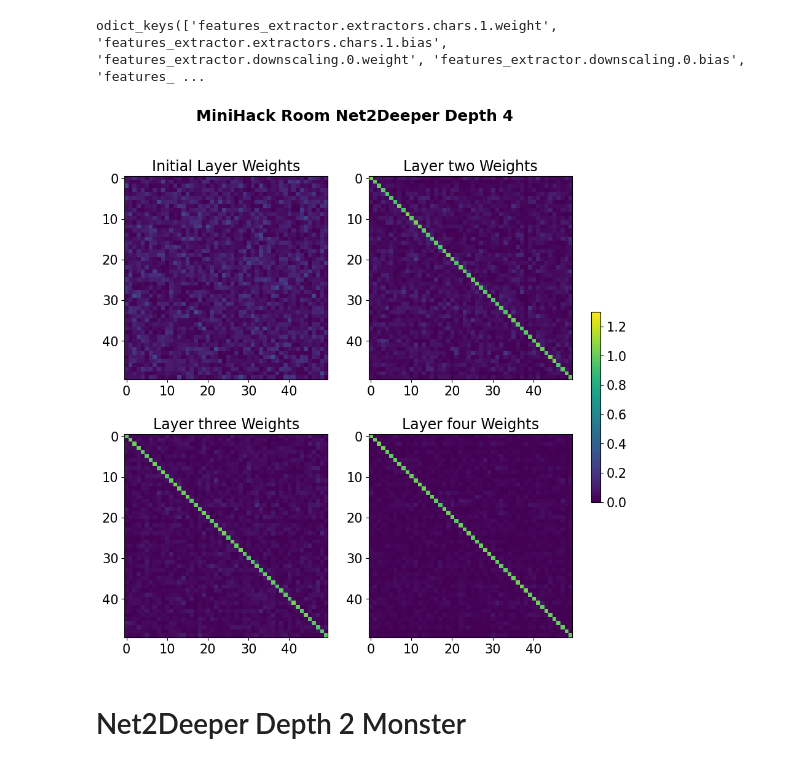
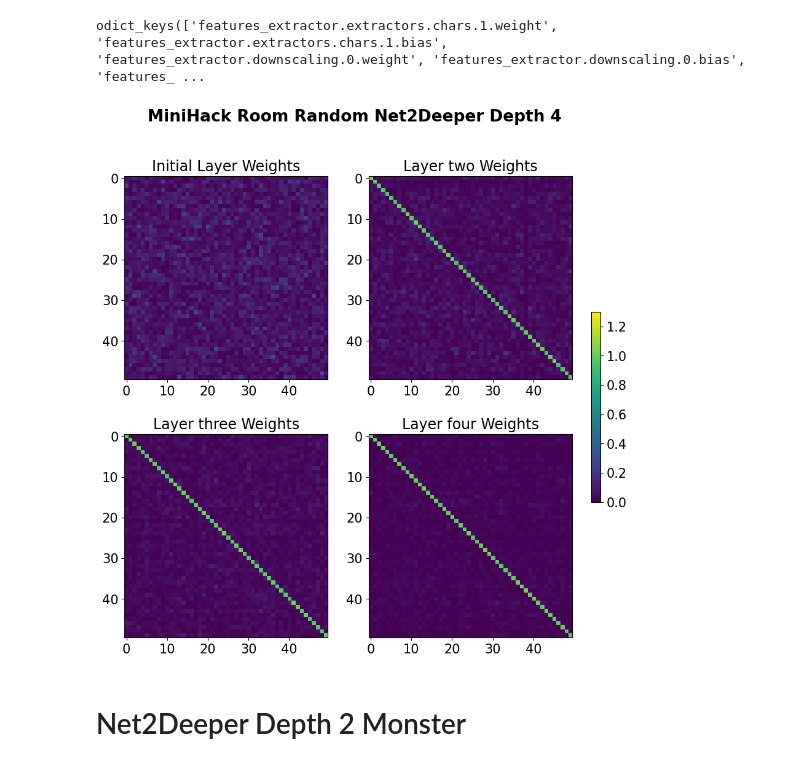
Before and after one commit to automl/GrowNN, a Jupyter notebook: plotting/network_weights/minihack/net2deeper/visualize.ipynb, the cells around one changed output. Drawn from its saved outputs; the diff is of its cells as text; code cells hidden in the pictures.

```diff
--- a/plotting/network_weights/minihack/net2deeper/visualize.ipynb
+++ b/plotting/network_weights/minihack/net2deeper/visualize.ipynb
@@ -78,23 +78,23 @@ fourth_layer_weights = fourth_layer_weights[:50, :50]
 # %%
 fig, axs = plt.subplots(2, 2, figsize=(10, 10))
 # First layer weights
 axs[0, 0].imshow(first_layer_weights, cmap='viridis', vmin=0, vmax=1.3)
 axs[0, 0].set_title('Initial Layer Weights', fontsize=17)
 # Second layer weights
 axs[0, 1].imshow(second_layer_weights, cmap='viridis', vmin=0, vmax=1.3)
 axs[0, 1].set_title('Layer two Weights', fontsize=17)
 # Third layer weights
 axs[1, 0].imshow(third_layer_weights, cmap='viridis', vmin=0, vmax=1.3)
 axs[1, 0].set_title('Layer three Weights', fontsize=17)
 # Fourth layer weights
 im4 = axs[1, 1].imshow(fourth_layer_weights, cmap='viridis', vmin=0, vmax=1.3)
 axs[1, 1].set_title('Layer four Weights', fontsize=17)
 # Add colorbar for axs[2]
 fig.colorbar(im4, ax=axs, orientation='vertical', fraction=0.02, pad=0.04)
-plt.suptitle('MiniHack Room Net2Deeper Depth 4', fontsize=19, fontweight='bold')
+plt.suptitle('MiniHack Room Random Net2Deeper Depth 4', fontsize=19, fontweight='bold')
 plt.savefig('plotting/network_weights/minihack/net2deeper/random_4.png', bbox_inches='tight')
 # %% [output]
-[figure, old version]
+[figure, new version]
 # %% [markdown]
 # Net2Deeper Depth 2 Monster
 # %%
```
Also changed, not shown: parts of 4 cells of this notebook, 4 other files.
